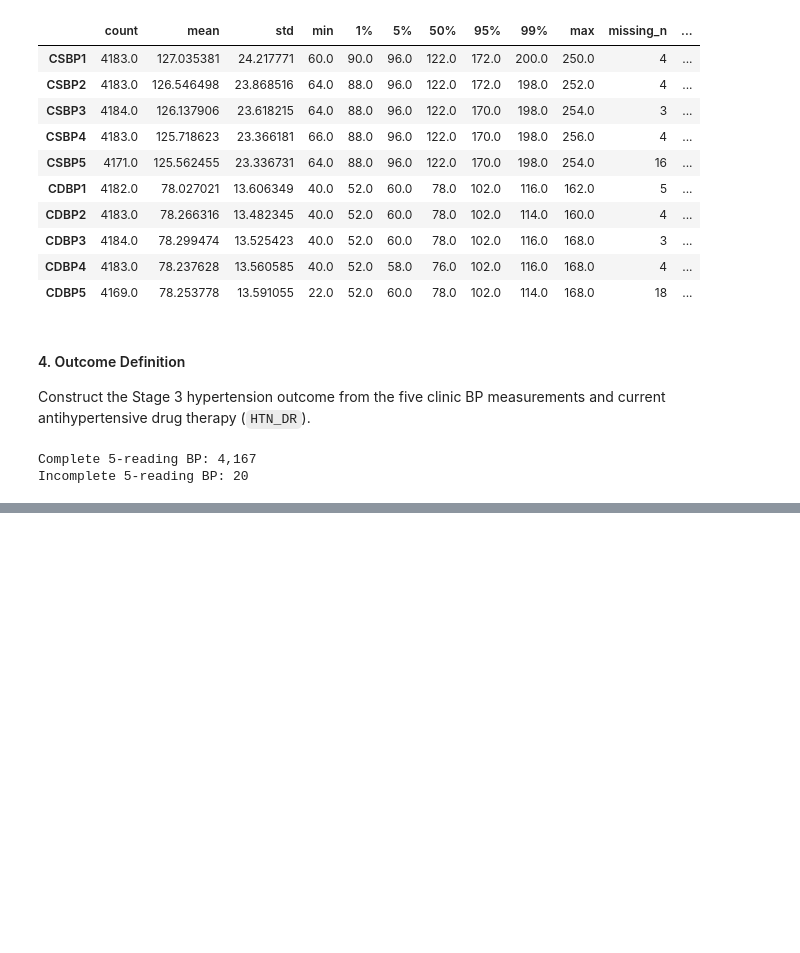
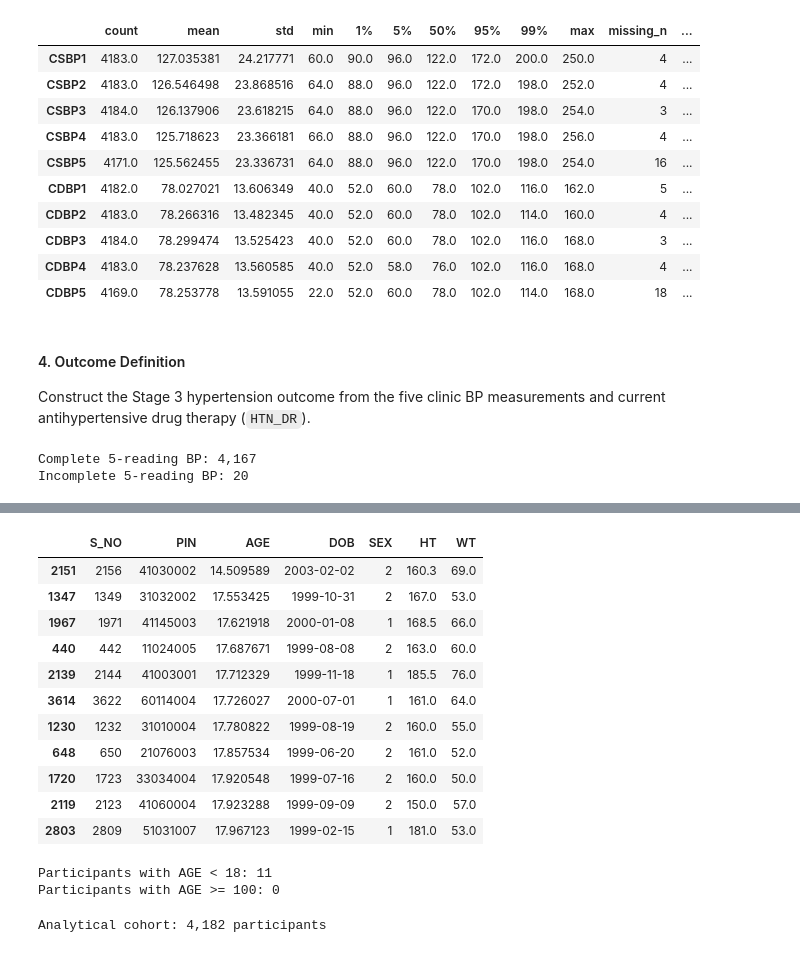
Before and after one commit to Phawazz/HyperSense, a Jupyter notebook: HyperSense v1.2/03_clinical_enrichment.ipynb, the cells around one changed output, grey strips where cells are left out. Drawn from its saved outputs; the diff is of its cells as text; code cells hidden in the pictures; blank space fills up the shorter version.

```diff
--- a/HyperSense v1.2/03_clinical_enrichment.ipynb
+++ b/HyperSense v1.2/03_clinical_enrichment.ipynb
@@ -457,0 +430,9 @@ Indeterminate outcome: 847
+# %%
+# Reload the raw REMAH dataset to keep the source data untouched.
+nigeria_raw = pd.read_excel("../data/REMAH/remah-1.xlsx")
+
+# All derived variables for Stage 3 will be created here:
+analysis = nigeria_raw.copy()
+
+print(f"Raw dataset: {nigeria_raw.shape}")
+print(f"Analytical dataframe: {analysis.shape}")
@@ -457,0 +477,67 @@ Indeterminate outcome: 847
+# %%
+# Core continuous and anthropometric predictors
+
+analysis["AGE_YEARS"] = analysis["AGE"].round().astype("Int64")
+
+analysis["BMI"] = (
+    analysis["WT"] / (analysis["HT"] / 100) ** 2
+)
+# %%
+# Binary predictor representations
+
+analysis["SEX_BIN"] = analysis["SEX"].map({
+    1: 0,  # Male
+    2: 1   # Female
+})
+
+analysis["RESIDENCE_BIN"] = analysis["SITE"].map({
+    1: 0,  # Rural
+    2: 1   # Urban
+})
+
+analysis["DIABETES"] = analysis["DM"].where(
+    analysis["DM"].isin([1, 2])
+).map({
+    1: 1,
+    2: 0
+})
+# %%
+# Identify observations with implausible age for the REMAH adult cohort
+# based on the descriptive characteristics explored earleir
+
+analysis.loc[
+    analysis["AGE"] < 18,
+    ["S_NO", "PIN", "AGE", "DOB", "SEX", "HT", "WT"]
+].sort_values("AGE")
+# %% [output]
+|  | S_NO | PIN | AGE | DOB | SEX | HT | WT |
+| 2151 | 2156 | 41030002 | 14.509589 | 2003-02-02 | 2 | 160.3 | 69.0 |
+| 1347 | 1349 | 31032002 | 17.553425 | 1999-10-31 | 2 | 167.0 | 53.0 |
+| 1967 | 1971 | 41145003 | 17.621918 | 2000-01-08 | 1 | 168.5 | 66.0 |
+| 440 | 442 | 11024005 | 17.687671 | 1999-08-08 | 2 | 163.0 | 60.0 |
+| 2139 | 2144 | 41003001 | 17.712329 | 1999-11-18 | 1 | 185.5 | 76.0 |
+| 3614 | 3622 | 60114004 | 17.726027 | 2000-07-01 | 1 | 161.0 | 64.0 |
+| 1230 | 1232 | 31010004 | 17.780822 | 1999-08-19 | 2 | 160.0 | 55.0 |
+| 648 | 650 | 21076003 | 17.857534 | 1999-06-20 | 2 | 161.0 | 52.0 |
+| 1720 | 1723 | 33034004 | 17.920548 | 1999-07-16 | 2 | 160.0 | 50.0 |
+| 2119 | 2123 | 41060004 | 17.923288 | 1999-09-09 | 2 | 150.0 | 57.0 |
+| 2803 | 2809 | 51031007 | 17.967123 | 1999-02-15 | 1 | 181.0 | 53.0 |
+# %%
+print("Participants with AGE < 18:", (analysis["AGE"] < 18).sum())
+# I expect the output of <18 to be 10 according to the table above
+
+print("Participants with AGE >= 100:", (analysis["AGE"] >= 100).sum())
+# %% [output]
+Participants with AGE < 18: 11
+Participants with AGE >= 100: 0
+# %%
+# Apply the adult eligibility criterion after rounding age to whole years.
+analysis["AGE_YEARS"] = analysis["AGE"].round()
+
+analysis = analysis.loc[
+    analysis["AGE_YEARS"] >= 18
+].copy()
+
+print(f"Analytical cohort: {len(analysis):,} participants")
+# %% [output]
+Analytical cohort: 4,182 participants
```
Also changed, not shown: parts of 80 cells of this notebook.
